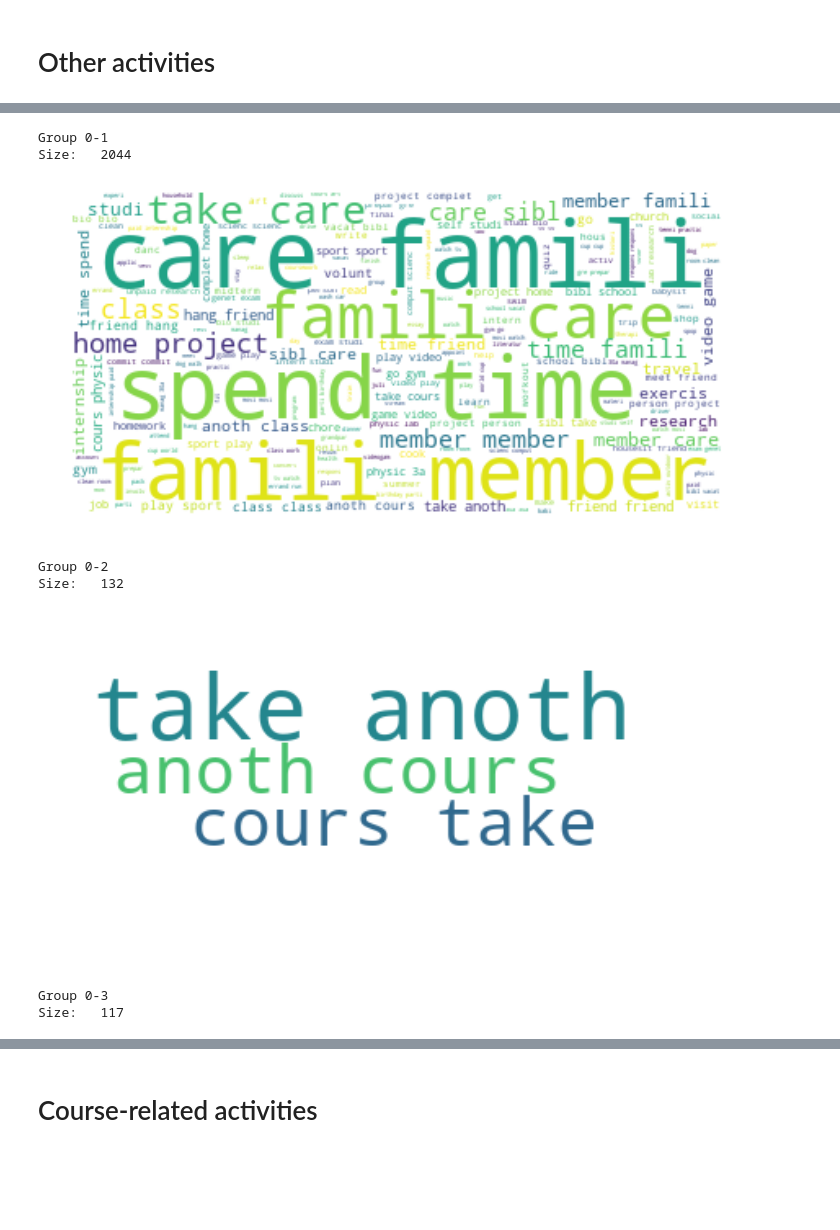
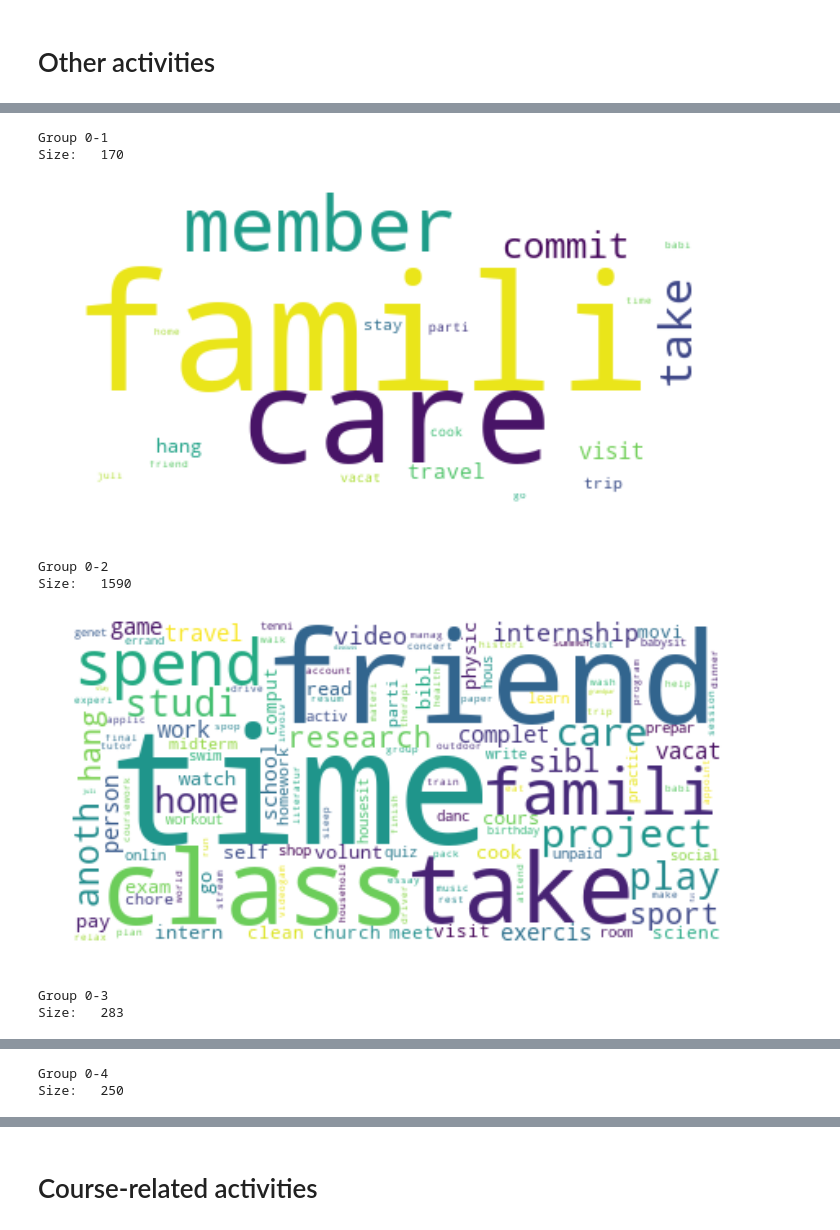
Before and after one commit to hanweny/DMOL, a Jupyter notebook: clustering/activities_unsupervised_clustering.ipynb, the cells around one changed output, grey strips where cells are left out. Saved outputs shown, nothing was run; the diff lists cells and outputs as text; code cells hidden in the pictures; blank space fills up the shorter version.

Commit message:
wordcloud clustering

```diff
--- a/clustering/activities_unsupervised_clustering.ipynb
+++ b/clustering/activities_unsupervised_clustering.ipynb
@@ -1,39 +1,17 @@
 # %%
+import sys, os
+DMOL_DIR = "/Users/Henryye/research/shaf/DMOL"
+sys.path.append(os.path.join(DMOL_DIR, "utils"))
+
+from ml_utils import *
+
 import pandas as pd
 import numpy as np
 import matplotlib.pyplot as plt
 
 from sklearn.feature_extraction.text import CountVectorizer, TfidfVectorizer
 from sklearn.cluster import KMeans, AgglomerativeClustering
-
-import nltk
-from nltk.corpus import stopwords
-from nltk.stem import WordNetLemmatizer
-from nltk.stem.porter import PorterStemmer
-
-from wordcloud import WordCloud, ImageColorGenerator
-
-import warnings
-warnings.filterwarnings('ignore')
-
-STOPWORDS = set(stopwords.words('english'))
-stemmer = PorterStemmer()
-lemmatizer = WordNetLemmatizer()
 # %%
-def preprocess(text_array):
-    preprocessed_text = [" ".join([stemmer.stem(lemmatizer.lemmatize(t)) for t in text.split()]) for text in text_array]
-    return preprocessed_text
-
-def generate_wordcloud(text):
-    text_to_generate = text
-    if type(text) == list:
-        text_to_generate = " ".join([" ".join(i) for i in text]) if type(text[0]) == list else " ".join(text)
-    wordcloud = WordCloud(stopwords = STOPWORDS, background_color = 'white').generate(text_to_generate)
-    plt.figure(figsize = (13.8, 6))
-    plt.imshow(wordcloud, interpolation = 'bilinear')
-    plt.axis('off')
-    plt.show()
-
 def get_bag_of_words(text, tf_idf = False, params = None):
     vectorizer = CountVectorizer(**params) if not tf_idf else TfidfVectorizer(**params)
     corpus = vectorizer.fit_transform(text)
@@ -69,7 +47,7 @@ def unsupervised_checking(text_array, tf_idf = False, kMeans = True, recursive =
         _ = unsupervised_checking([text_array[i] for i in np.where(labels == group_size[0][0])[0]],
                                   tf_idf = tf_idf, kMeans = KMeans, recursive = recursive, recursive_group = recursive_group,
                                   vectorizer_params = vectorizer_params, clustering_params = clustering_params)
-    return classifier
+    return classifier, vectorizer
 # %%
 df = pd.read_csv("../data/open_ended_responses.csv")
 # %% [markdown]
@@ -77,7 +55,7 @@ df = pd.read_csv("../data/open_ended_responses.csv")
 # %%
 oact_col_names = [c for c in df.columns if "oact" in c and "compx" not in c]
 oact = [act for c in oact_col_names for act in df[df[c].notnull()].loc[1:, c]]
-preprocessed_oact = preprocess(oact)
+preprocessed_oact = [nlp_preprocess(act, use_stemmer=True) for act in oact]
 # %%
 generate_wordcloud(preprocessed_oact)
 # %% [output]
@@ -85,14 +63,14 @@ generate_wordcloud(preprocessed_oact)
 # %%
-vectorizer_params = {"min_df": 5, "max_df": 150, "lowercase": True, "stop_words": STOPWORDS, "ngram_range": (1, 4)}
-clustering_params = {"n_clusters": 3}
-classifier = unsupervised_checking(preprocessed_oact, tf_idf = True, kMeans = True,
+vectorizer_params = {"min_df": 5, "max_df": 500, "lowercase": True, "stop_words": STOPWORDS, "ngram_range": (1, 4)}
+clustering_params = {"n_clusters": 4, "random_state": 1}
+classifier_oact_kmeans, vectorizer_oact_kmeans = unsupervised_checking(preprocessed_oact, tf_idf = True, kMeans = True,
                                    vectorizer_params = vectorizer_params, clustering_params = clustering_params)
 # %% [output]
 Group 0-1
-Size:   2044
+Size:   170
-[figure, old version]
+[figure, new version]
 Group 0-2
-Size:   132
+Size:   1590
-[figure, old version]
+[figure, new version]
 Group 0-3
-Size:   117
+Size:   283
@@ -99,0 +78,2 @@ Size:   117
+Group 0-4
+Size:   250
```
Also changed, not shown: parts of 10 cells of this notebook, 2 other files.
